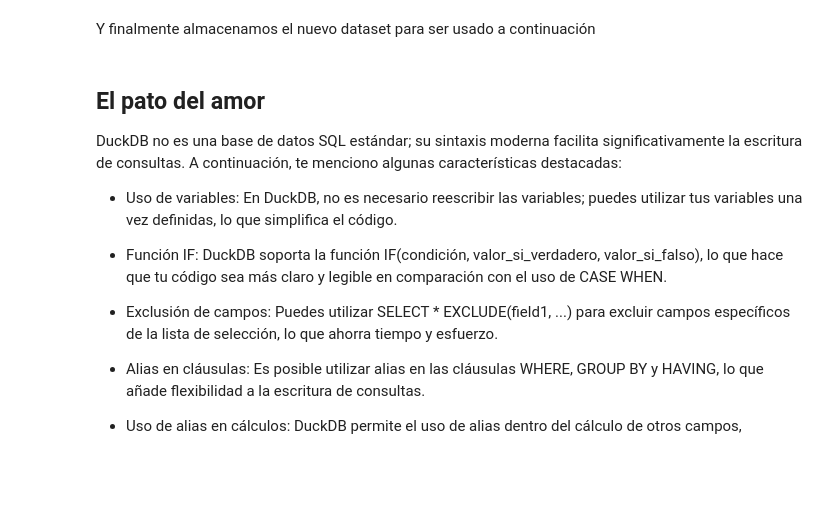
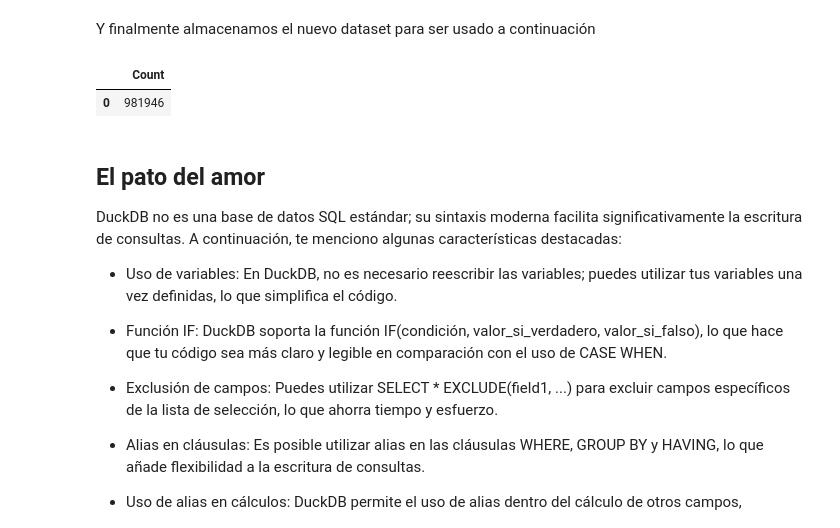
Before and after one commit to dmecoyfin/dmeyf2024, a Jupyter notebook: src/monday/z201_SQL_con_clase.ipynb, the cells around one changed output. Saved outputs shown, nothing was run; the diff lists cells and outputs as text; code cells hidden in the pictures; blank space fills up the shorter version.

```diff
--- a/src/monday/z201_SQL_con_clase.ipynb
+++ b/src/monday/z201_SQL_con_clase.ipynb
@@ -191,7 +315,11 @@ GROUP BY foto_mes
 # %% [markdown]
 Y finalmente almacenamos el nuevo dataset para ser usado a continuación
 # %%
-%%sql COPY competencia_01 TO '{{dataset_path}}competencia_01.csv' (FORMAT CSV, HEADER)
+%%sql
+COPY competencia_01 TO 'competencia_01.csv' (FORMAT CSV, HEADER)
+# %% [output]
+|  | Count |
+| 0 | 981946 |
 # %% [markdown]
 
 ## El pato del amor
```
Also changed, not shown: parts of 14 cells of this notebook, 2 other files.
